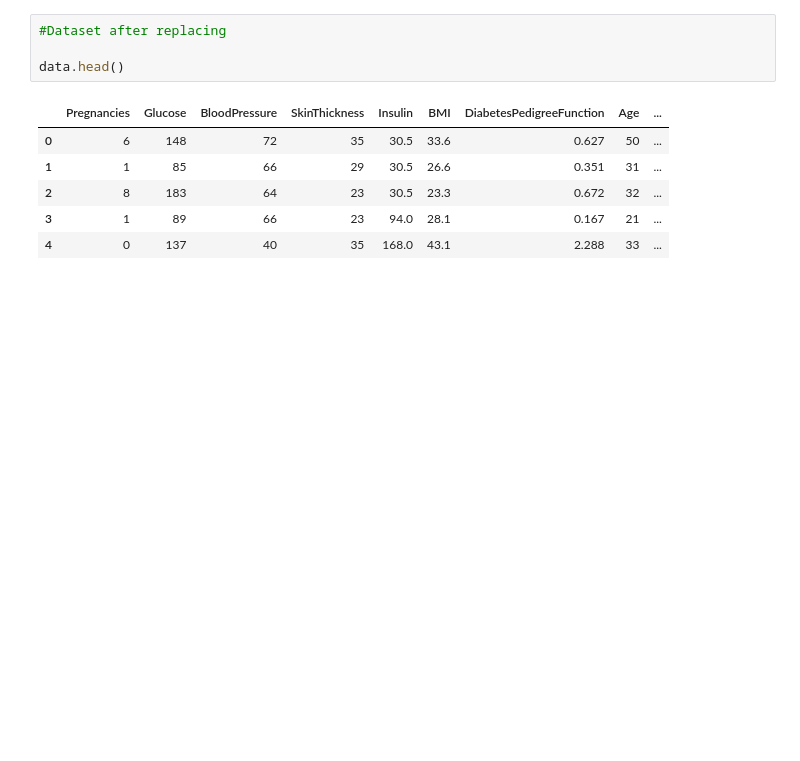
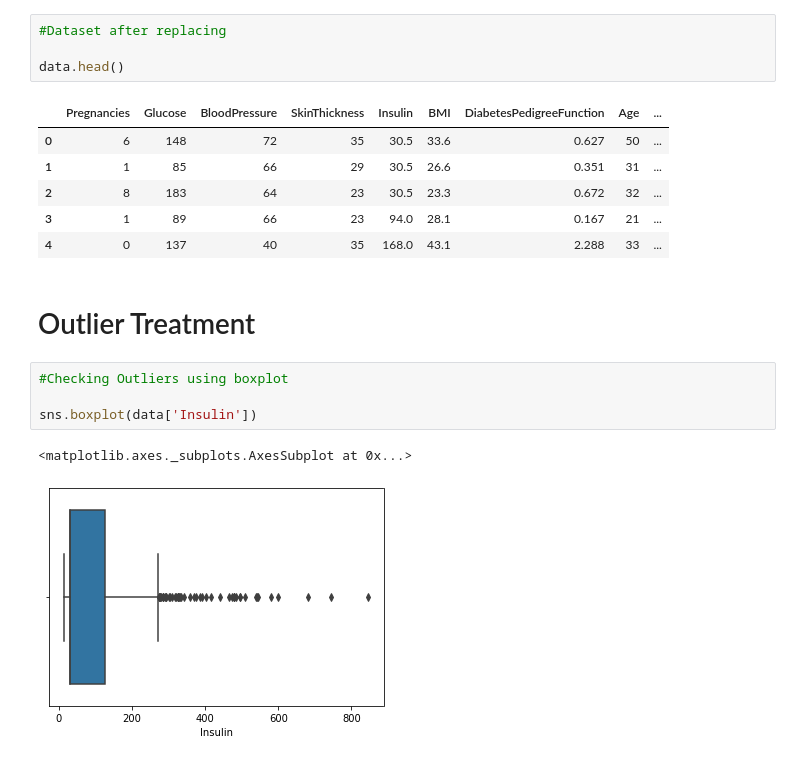
Before and after one commit to BharadwajPeringara/Pima_Indians_Diabetes, a Jupyter notebook: Pima_Indians_Diabetes.ipynb, the cells around one changed output. Saved outputs shown, nothing was run; the diff lists cells and outputs as text; blank space fills up the shorter version.

```diff
--- a/Pima_Indians_Diabetes.ipynb
+++ b/Pima_Indians_Diabetes.ipynb
@@ -193,3 +204,12 @@ data.head()
 | 2 | 8 | 183 | 64 | 23 | 30.5 | 23.3 | 0.672 | 32 | ... |
 | 3 | 1 | 89 | 66 | 23 | 94.0 | 28.1 | 0.167 | 21 | ... |
 | 4 | 0 | 137 | 40 | 35 | 168.0 | 43.1 | 2.288 | 33 | ... |
+# %% [markdown]
+# Outlier Treatment
+# %%
+#Checking Outliers using boxplot
+
+sns.boxplot(data['Insulin'])
+# %% [output]
+<matplotlib.axes._subplots.AxesSubplot at 0x...>
+[figure, added]
```
Also changed, not shown: parts of 22 cells of this notebook.
